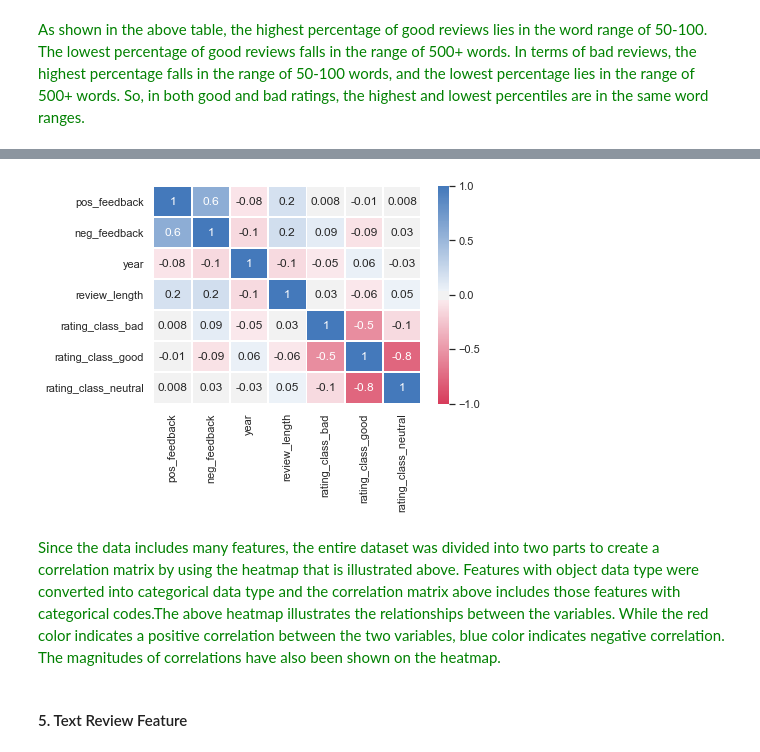
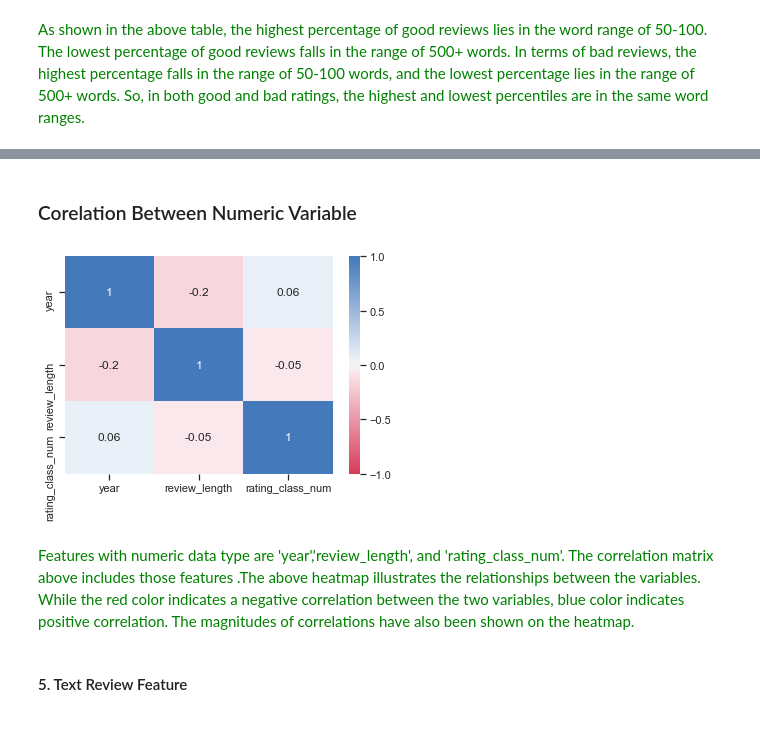
Before and after one commit to eakbu/Capstone-Project-2, a Jupyter notebook: data storytelling/Exploratory_Data_Analysis_for_Sentiment_Analysis.ipynb, the cells around one changed output, grey strips where cells are left out. Saved outputs shown, nothing was run; the diff lists cells and outputs as text; code cells hidden in the pictures.

```diff
--- a/data storytelling/Exploratory_Data_Analysis_for_Sentiment_Analysis.ipynb
+++ b/data storytelling/Exploratory_Data_Analysis_for_Sentiment_Analysis.ipynb
@@ -78,7 +78,7 @@ warnings.filterwarnings('ignore')
 ### Reading the Dataset
 # %%
 # Read the file
-df=pd.read_csv('/Users/emineakbulut/Desktop/capstone project 2/data/cleaned_review_health_and_personal_care.csv')
+df=pd.read_csv('/Users/emineakbulut/Desktop/capstone project 2/data/cleaned_review_health_and_personal_care1.csv')
 # %% [markdown]
 ### Examine the Dataset
 # %%
@@ -689,38 +696,46 @@ corr
+# %% [markdown]
+### Corelation Between Numeric Variable
+# %%
+df['rating_class_num'] = df['rating_class'].map({'good': 1, 'bad': 0})
+df.dropna(inplace=True)
 # %%
 # Plotting correlation matrix between numeric variables
+
+corr=df[['year','review_length', 'rating_class_num']].corr(method="pearson")
+
 
 # Now let's visualize the correlations
 '''# Generate a mask for the upper triangle
 mask = np.zeros_like(df_temp.corr(), dtype=np.bool)
 mask[np.triu_indices_from(mask)] = True'''
 
 
 cmap = cmap=sns.diverging_palette(5, 250, as_cmap=True)
 
 ax = sns.heatmap(
     corr,
     annot=True,
-    linewidths = 1,
+    linewidths = 0,
     vmin=-1, vmax=1, center=0,
     cmap=cmap,
     annot_kws = {'size': 12},
     fmt = '.1g',
     square=False,
     cbar_kws = {'shrink': 1, 'ticks' : [-1, -.5, 0, 0.5, 1]}
 )
 
 sns.set_style({'xtick.bottom': True}, {'ytick.left': True})
 bottom, top = ax.get_ylim()
-ax.set_ylim(bottom + 0.5, top - 0.5)
+#ax.set_ylim(bottom + 0.5, top - 0.5)
 
 #  Display (correlation plot)
 
 ax.get_figure().savefig('heatmap.png', bbox_inches='tight')
 # %% [output]
-[figure, old version]
+[figure, new version]
 # %% [markdown]
 <font color='green'>
-Since the data includes many features, the entire dataset was divided into two parts to create a correlation matrix by using the heatmap that is illustrated above. Features with object data type were converted into categorical data type and the correlation matrix above includes those features with categorical codes.The above heatmap illustrates the relationships between the variables. While the red color indicates a positive correlation between the two variables, blue color indicates negative correlation. The magnitudes of correlations have also been shown on the heatmap. </font>
+ Features with numeric data type are 'year','review_length', and 'rating_class_num'. The correlation matrix above includes those features .The above heatmap illustrates the relationships between the variables. While the red color indicates a negative correlation between the two variables, blue color indicates positive correlation. The magnitudes of correlations have also been shown on the heatmap. </font>
 # %% [markdown]
 #### 5. Text Review Feature
 # %% [markdown]
```
Also changed, not shown: parts of 20 cells of this notebook.
